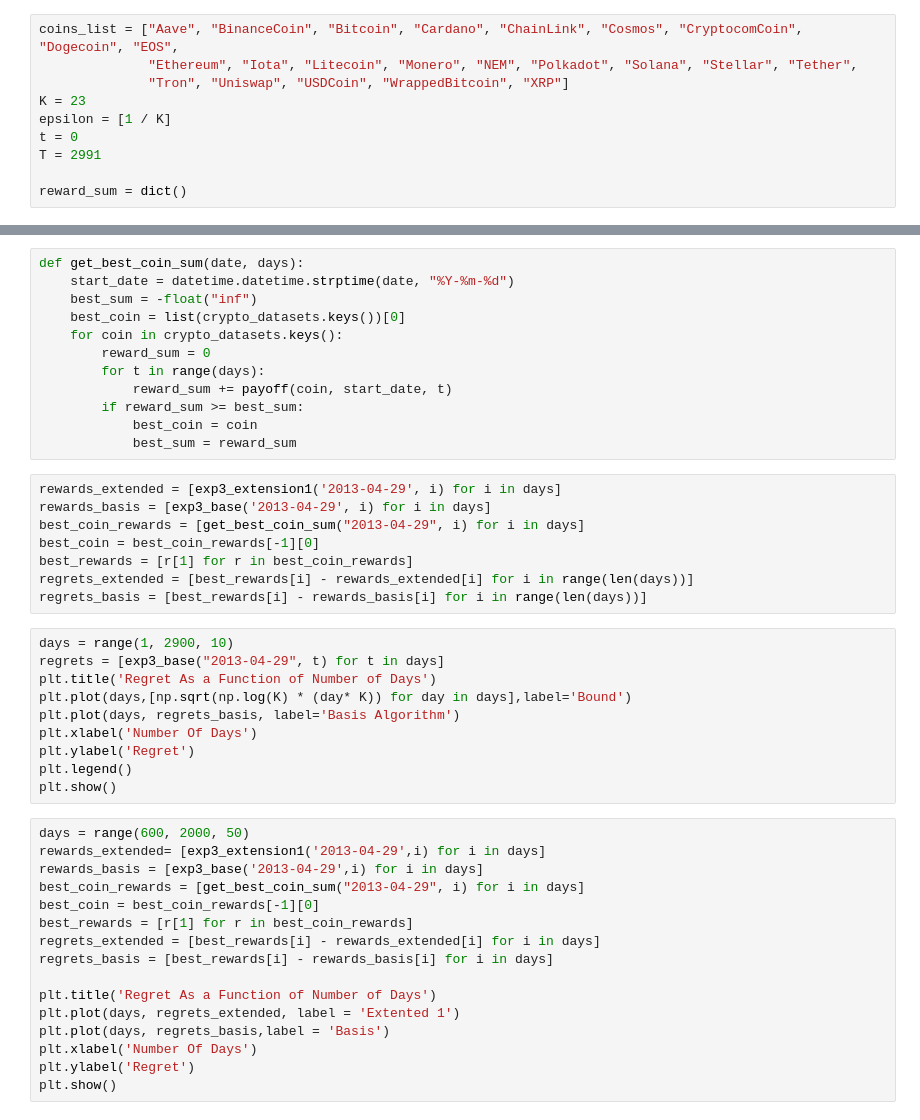
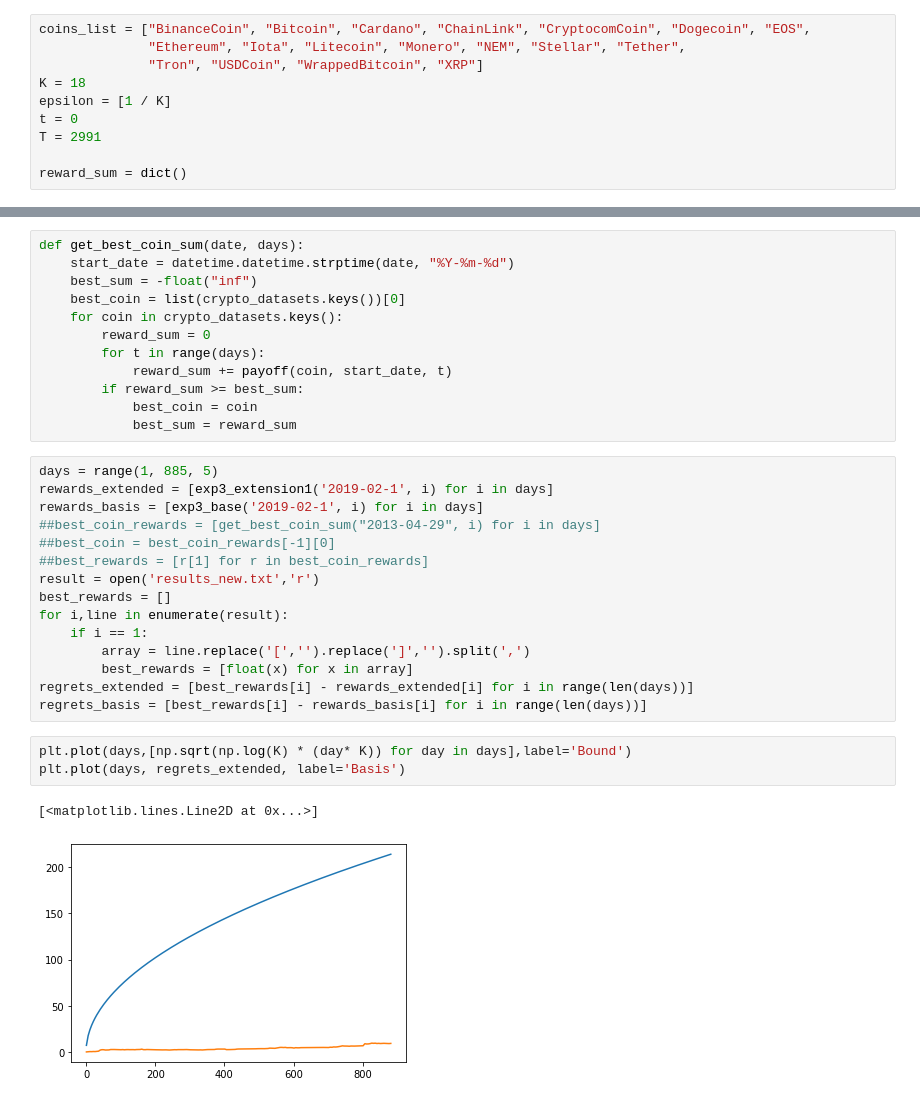
Before and after one commit to elaysason/Crypto-Exp3, a Jupyter notebook: lemida.ipynb, the cells around one changed output, grey strips where cells are left out. Cells and saved outputs as stored; diff of their text form.

```diff
--- a/lemida.ipynb
+++ b/lemida.ipynb
@@ -10,10 +10,10 @@ import math
 import matplotlib.pyplot as plt
 from collections import defaultdict
 # %%
-coins_list = ["Aave", "BinanceCoin", "Bitcoin", "Cardano", "ChainLink", "Cosmos", "CryptocomCoin", "Dogecoin", "EOS",
-              "Ethereum", "Iota", "Litecoin", "Monero", "NEM", "Polkadot", "Solana", "Stellar", "Tether",
-              "Tron", "Uniswap", "USDCoin", "WrappedBitcoin", "XRP"]
-K = 23
+coins_list = ["BinanceCoin", "Bitcoin", "Cardano", "ChainLink", "CryptocomCoin", "Dogecoin", "EOS",
+              "Ethereum", "Iota", "Litecoin", "Monero", "NEM", "Stellar", "Tether",
+              "Tron", "USDCoin", "WrappedBitcoin", "XRP"]
+K = 18
 epsilon = [1 / K]
 t = 0
 T = 2991
@@ -127,39 +117,26 @@ def get_best_coin_sum(date, days):
             best_coin = coin
             best_sum = reward_sum
 # %%
-rewards_extended = [exp3_extension1('2013-04-29', i) for i in days]
-rewards_basis = [exp3_base('2013-04-29', i) for i in days]
-best_coin_rewards = [get_best_coin_sum("2013-04-29", i) for i in days]
-best_coin = best_coin_rewards[-1][0]
-best_rewards = [r[1] for r in best_coin_rewards]
+days = range(1, 885, 5)
+rewards_extended = [exp3_extension1('2019-02-1', i) for i in days]
+rewards_basis = [exp3_base('2019-02-1', i) for i in days]
+##best_coin_rewards = [get_best_coin_sum("2013-04-29", i) for i in days]
+##best_coin = best_coin_rewards[-1][0]
+##best_rewards = [r[1] for r in best_coin_rewards]
+result = open('results_new.txt','r')
+best_rewards = []
+for i,line in enumerate(result):
+    if i == 1:
+        array = line.replace('[','').replace(']','').split(',')
+        best_rewards = [float(x) for x in array]
 regrets_extended = [best_rewards[i] - rewards_extended[i] for i in range(len(days))]
 regrets_basis = [best_rewards[i] - rewards_basis[i] for i in range(len(days))]
 # %%
-days = range(1, 2900, 10)
-regrets = [exp3_base("2013-04-29", t) for t in days]
-plt.title('Regret As a Function of Number of Days')
 plt.plot(days,[np.sqrt(np.log(K) * (day* K)) for day in days],label='Bound')
-plt.plot(days, regrets_basis, label='Basis Algorithm')
-plt.xlabel('Number Of Days')
-plt.ylabel('Regret')
-plt.legend()
-plt.show()
+plt.plot(days, regrets_extended, label='Basis')
+# %% [output]
+[<matplotlib.lines.Line2D at 0x...>]
+[figure, added]
-# %%
-days = range(600, 2000, 50)
-rewards_extended= [exp3_extension1('2013-04-29',i) for i in days]
-rewards_basis = [exp3_base('2013-04-29',i) for i in days]
-best_coin_rewards = [get_best_coin_sum("2013-04-29", i) for i in days]
-best_coin = best_coin_rewards[-1][0]
-best_rewards = [r[1] for r in best_coin_rewards]
-regrets_extended = [best_rewards[i] - rewards_extended[i] for i in days]
-regrets_basis = [best_rewards[i] - rewards_basis[i] for i in days]
-
-plt.title('Regret As a Function of Number of Days')
-plt.plot(days, regrets_extended, label = 'Extented 1')
-plt.plot(days, regrets_basis,label = 'Basis')
-plt.xlabel('Number Of Days')
-plt.ylabel('Regret')
-plt.show()
 # %%
 plt.title('Regret As a Function of Number of Days')
 plt.plot(days, regrets_basis, label='First Extension')
```
Also changed, not shown: parts of 3 cells of this notebook.
